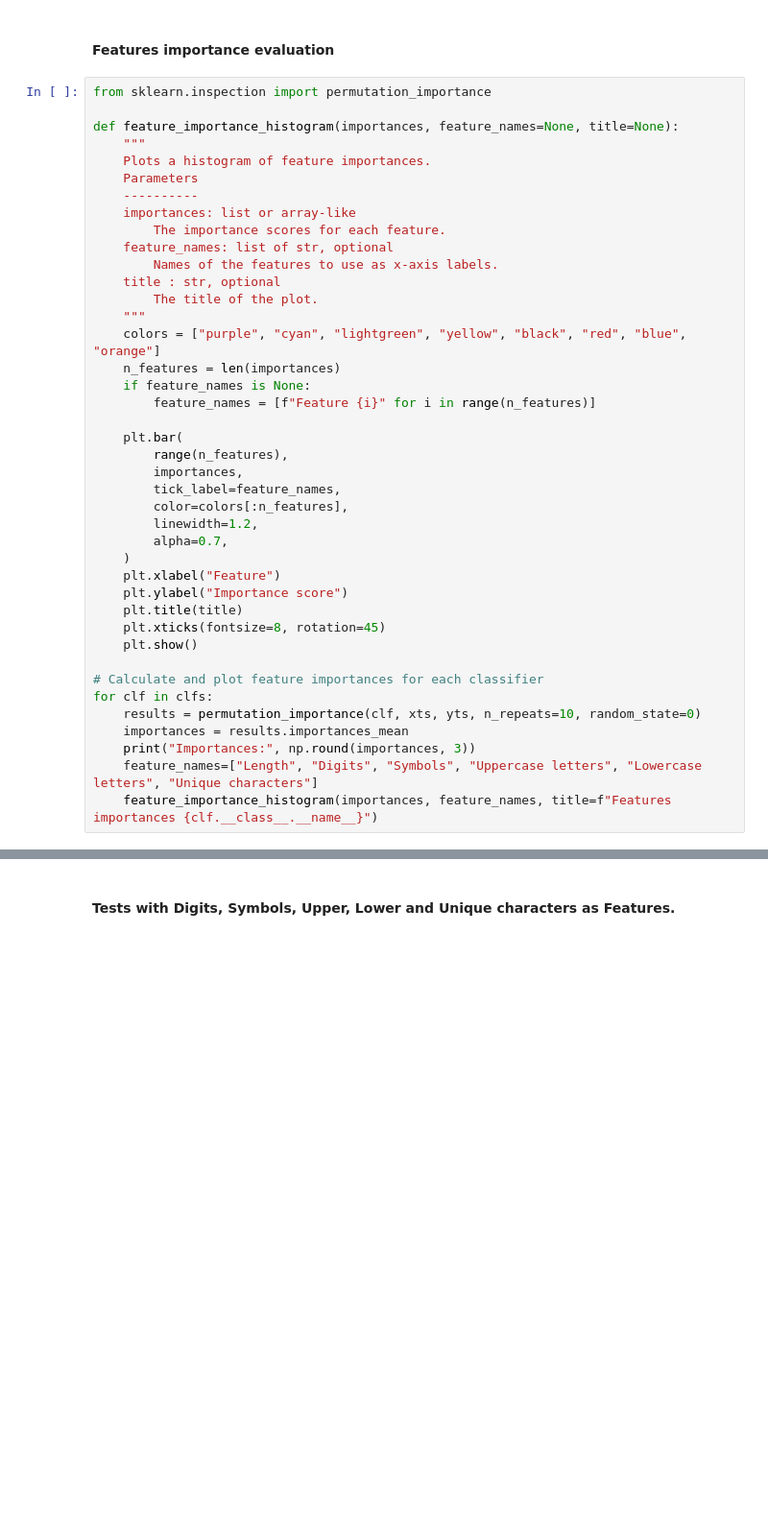
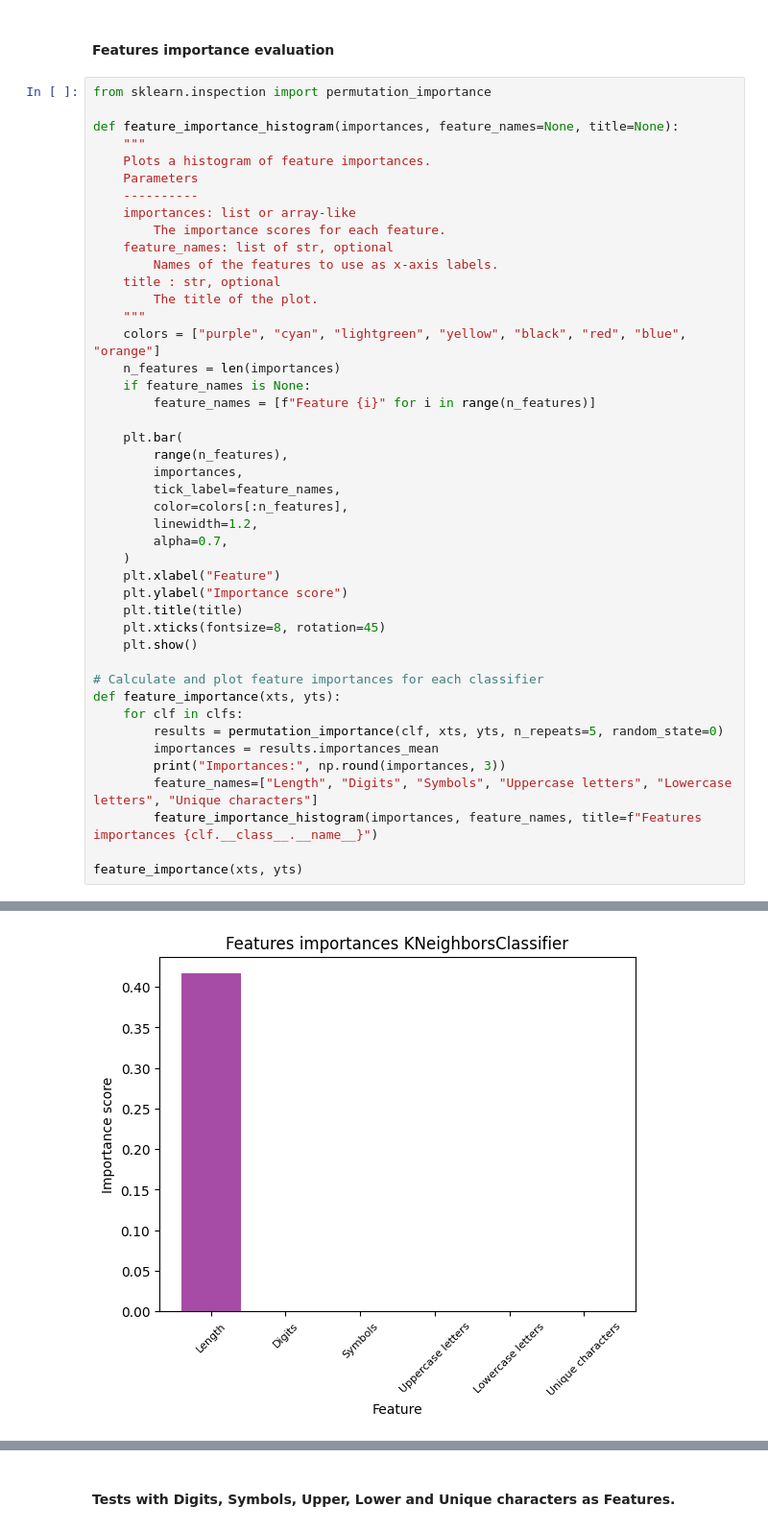
Before and after one commit to giopresenti98/ML-Project, a Jupyter notebook: test_password_strenght_classification copy.ipynb, the cells around one changed output, grey strips where cells are left out. Shown at 96% size. Saved outputs shown, nothing was run; the diff lists cells and outputs as text; blank space fills up the shorter version.

```diff
--- a/test_password_strenght_classification copy.ipynb
+++ b/test_password_strenght_classification copy.ipynb
@@ -228,9 +330,13 @@ def feature_importance_histogram(importances, feature_names=None, title=None):
     plt.show()
 
 # Calculate and plot feature importances for each classifier
-for clf in clfs:
-    results = permutation_importance(clf, xts, yts, n_repeats=10, random_state=0)
-    importances = results.importances_mean
-    print("Importances:", np.round(importances, 3))
-    feature_names=["Length", "Digits", "Symbols", "Uppercase letters", "Lowercase letters", "Unique characters"]
-    feature_importance_histogram(importances, feature_names, title=f"Features importances {clf.__class__.__name__}")
+def feature_importance(xts, yts):
+    for clf in clfs:
+        results = permutation_importance(clf, xts, yts, n_repeats=5, random_state=0)
+        importances = results.importances_mean
+        print("Importances:", np.round(importances, 3))
+        feature_names=["Length", "Digits", "Symbols", "Uppercase letters", "Lowercase letters", "Unique characters"]
+        feature_importance_histogram(importances, feature_names, title=f"Features importances {clf.__class__.__name__}")
+
+feature_importance(xts, yts)
+# %% [output]
@@ -236,0 +344 @@ for clf in clfs:
+[figure, added]
```
Also changed, not shown: parts of 12 cells of this notebook.
